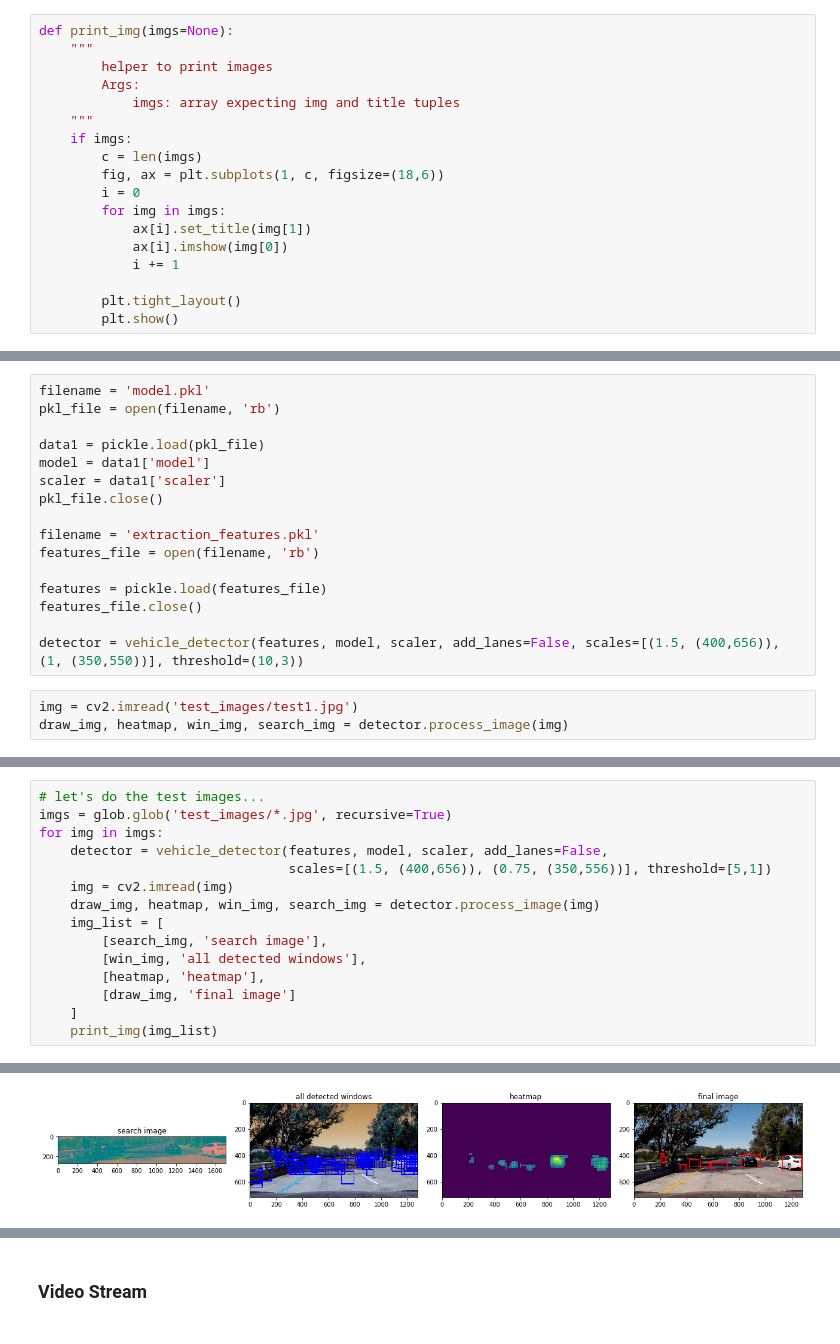
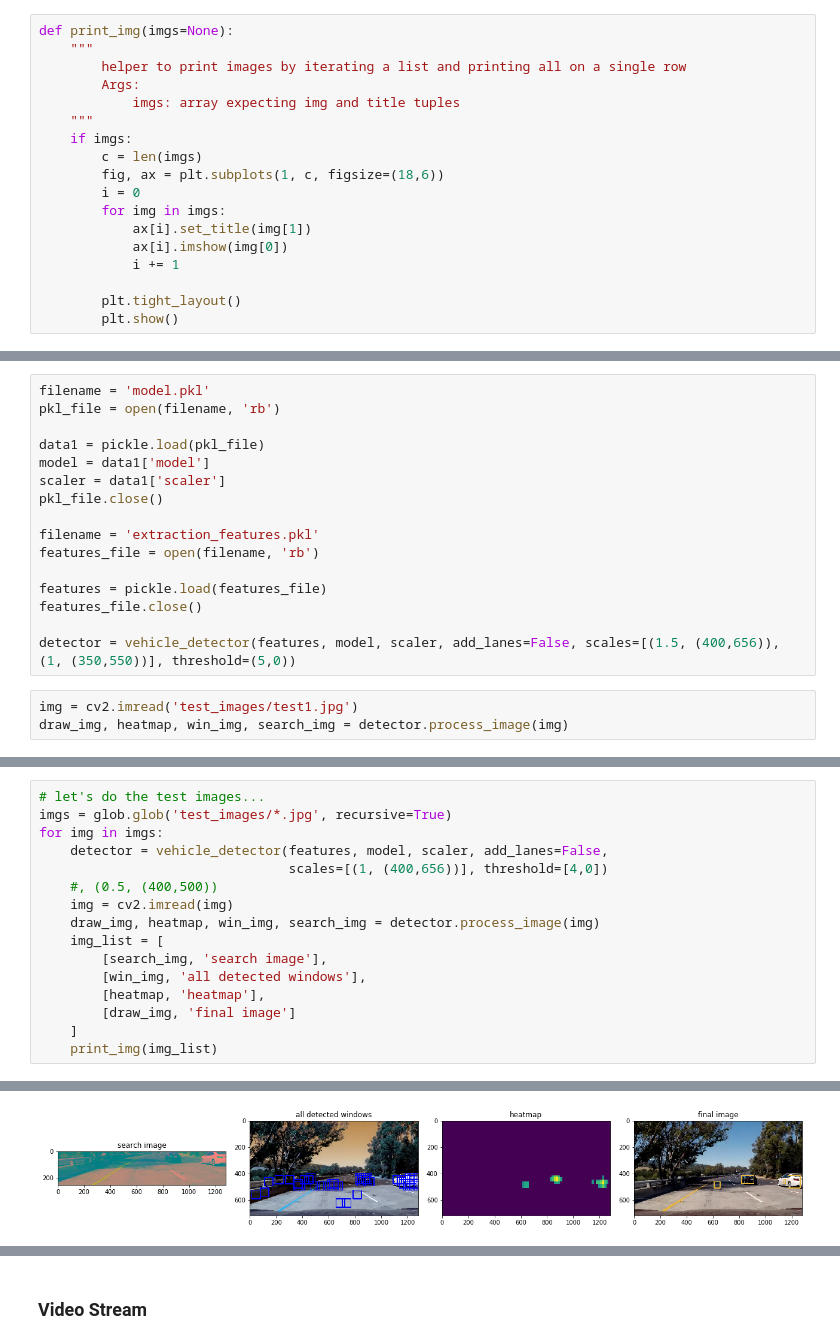
Before and after one commit to escolmebartlebooth/usdc-t1-p5-vehicle-detection, a Jupyter notebook: vehicle_detection.ipynb, the cells around one changed output, grey strips where cells are left out. Saved outputs shown, nothing was run; the diff lists cells and outputs as text.

```diff
--- a/vehicle_detection.ipynb
+++ b/vehicle_detection.ipynb
@@ -18,7 +19,7 @@ import collections
 # %%
 def print_img(imgs=None):
     """
-        helper to print images
+        helper to print images by iterating a list and printing all on a single row
         Args:
             imgs: array expecting img and title tuples
     """
@@ -462,7 +515,7 @@ features_file = open(filename, 'rb')
 features = pickle.load(features_file)
 features_file.close()
 
-detector = vehicle_detector(features, model, scaler, add_lanes=False, scales=[(1.5, (400,656)), (1, (350,550))], threshold=(10,3))
+detector = vehicle_detector(features, model, scaler, add_lanes=False, scales=[(1.5, (400,656)), (1, (350,550))], threshold=(5,0))
 # %%
 img = cv2.imread('test_images/test1.jpg')
 draw_img, heatmap, win_img, search_img = detector.process_image(img)
@@ -496,7 +585,8 @@ for img in imgs:
 imgs = glob.glob('test_images/*.jpg', recursive=True)
 for img in imgs:
     detector = vehicle_detector(features, model, scaler, add_lanes=False,
-                                scales=[(1.5, (400,656)), (0.75, (350,556))], threshold=[5,1])
+                                scales=[(1, (400,656))], threshold=[4,0])
+    #, (0.5, (400,500))
     img = cv2.imread(img)
     draw_img, heatmap, win_img, search_img = detector.process_image(img)
     img_list = [
@@ -514 +604 @@ for img in imgs:
-[figure, old version]
+[figure, new version]
```
Also changed, not shown: parts of 6 cells of this notebook, 2 other files.
